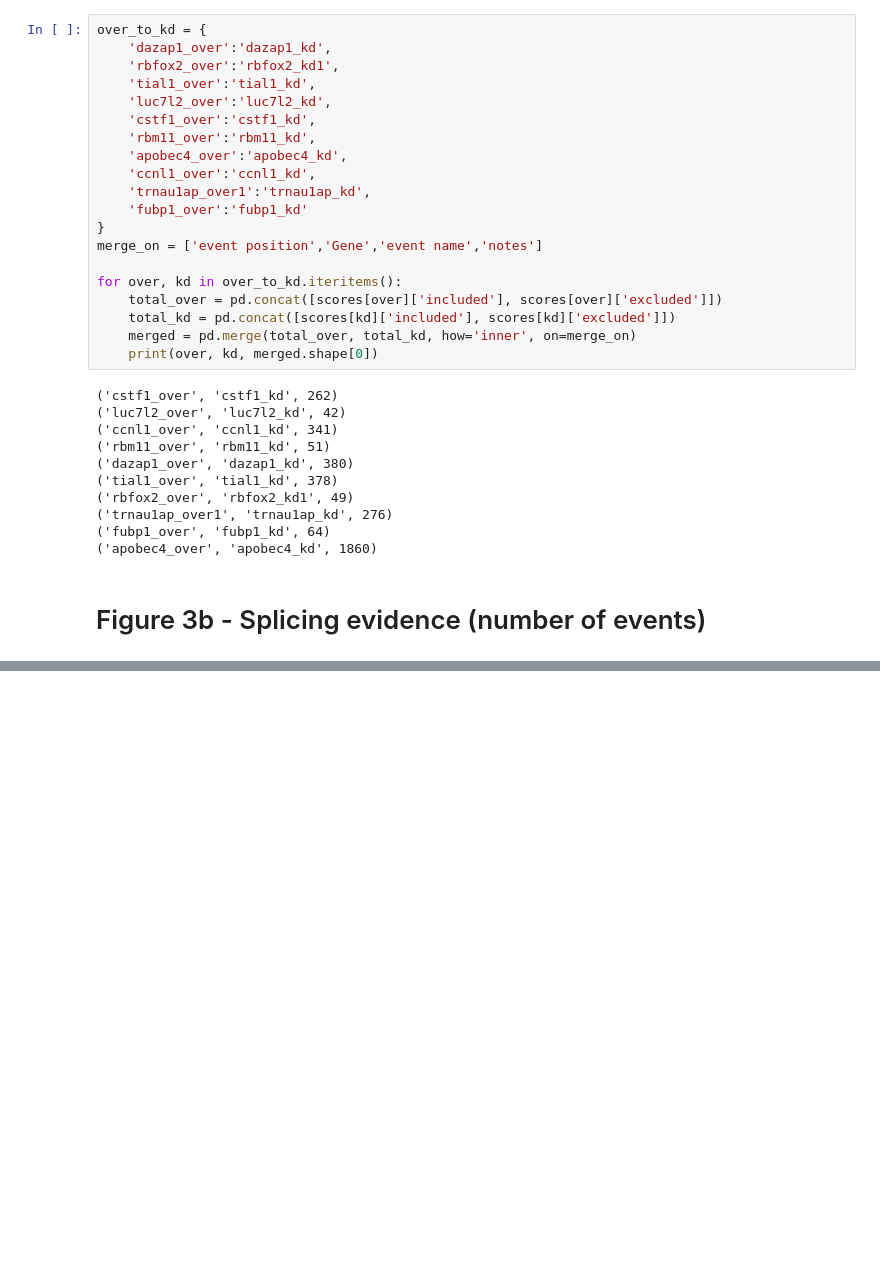
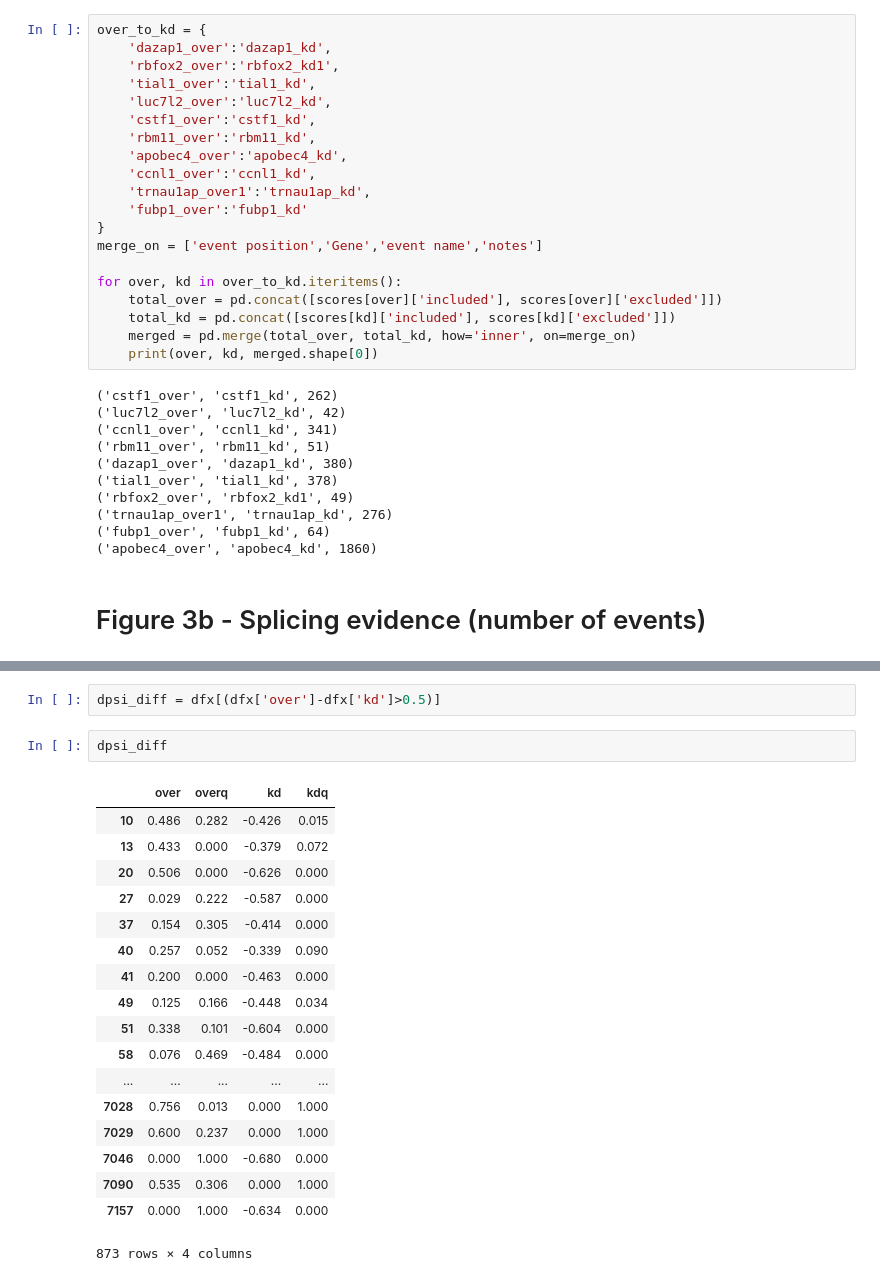
Before and after one commit to byee4/bfx, a Jupyter notebook: notebooks/manuscript_notebooks/tbos_alt_splicing/final_tbos_splicing_analysis.ipynb, the cells around one changed output, grey strips where cells are left out. Drawn from its saved outputs; the diff is of its cells as text; blank space fills up the shorter version.

```diff
--- a/notebooks/manuscript_notebooks/tbos_alt_splicing/final_tbos_splicing_analysis.ipynb
+++ b/notebooks/manuscript_notebooks/tbos_alt_splicing/final_tbos_splicing_analysis.ipynb
@@ -279,0 +609,23 @@ plt.tight_layout()
+# %%
+dpsi_diff = dfx[(dfx['over']-dfx['kd']>0.5)]
+# %%
+dpsi_diff
+# %% [output]
+|  | over | overq | kd | kdq |
+| 10 | 0.486 | 0.282 | -0.426 | 0.015 |
+| 13 | 0.433 | 0.000 | -0.379 | 0.072 |
+| 20 | 0.506 | 0.000 | -0.626 | 0.000 |
+| 27 | 0.029 | 0.222 | -0.587 | 0.000 |
+| 37 | 0.154 | 0.305 | -0.414 | 0.000 |
+| 40 | 0.257 | 0.052 | -0.339 | 0.090 |
+| 41 | 0.200 | 0.000 | -0.463 | 0.000 |
+| 49 | 0.125 | 0.166 | -0.448 | 0.034 |
+| 51 | 0.338 | 0.101 | -0.604 | 0.000 |
+| 58 | 0.076 | 0.469 | -0.484 | 0.000 |
+| ... | ... | ... | ... | ... |
+| 7028 | 0.756 | 0.013 | 0.000 | 1.000 |
+| 7029 | 0.600 | 0.237 | 0.000 | 1.000 |
+| 7046 | 0.000 | 1.000 | -0.680 | 0.000 |
+| 7090 | 0.535 | 0.306 | 0.000 | 1.000 |
+| 7157 | 0.000 | 1.000 | -0.634 | 0.000 |
+873 rows × 4 columns
```
Also changed, not shown: parts of 20 cells of this notebook, 10 other files.
